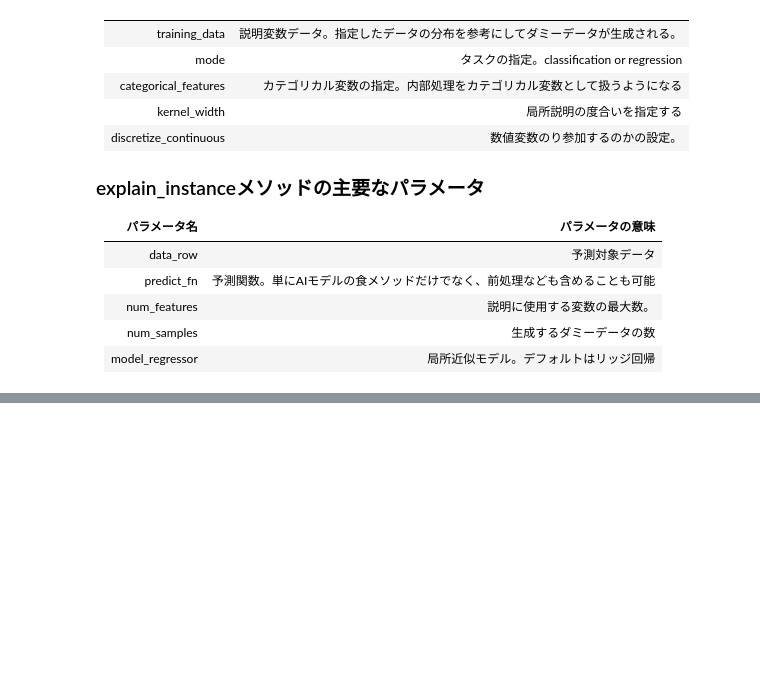
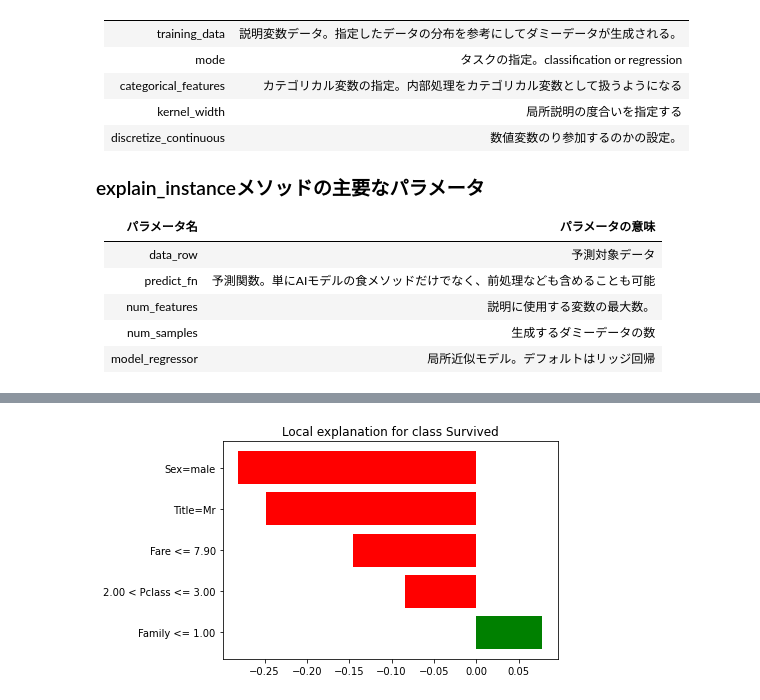
Before and after one commit to matzmtok/Learning_XAI, a Jupyter notebook: LIMEを使って検証する.ipynb, the cells around one changed output, grey strips where cells are left out. Cells and saved outputs as stored; diff of their text form; code cells hidden in the pictures; blank space fills up the shorter version.

```diff
--- a/LIMEを使って検証する.ipynb
+++ b/LIMEを使って検証する.ipynb
@@ -348,0 +355,26 @@ LimeTabularExplainer
+# %%
+from lime.lime_tabular import LimeTabularExplainer
+
+explainer = LimeTabularExplainer(train_X.values, class_names=class_names,
+                feature_names=train_X.columns, categorical_features=categorical_feature_idx,
+                categorical_names=categorical_names,)
+# %%
+i = 0
+
+exp = explainer.explain_instance(test_X.values[i], predict_fn, num_features=5)
+# %%
+exp.show_in_notebook()
+
+plt=exp.as_pyplot_figure()
+
+exp_list = exp.as_list()
+
+def get_exp_list_all(exp, explainer=explainer):
+  exp_list_all = np.zeros(len(explainer.feature_names))
+  for col_id, val in exp.local_exp[1]:
+    exp_list_all[col_id] = val
+    exp_list_all = list(zip(model.feature_name_, exp_list_all))
+    return exp_list_all
+
+exp_list_all = get_exp_list_all(exp)
+# %% [output]
@@ -348,0 +382 @@ LimeTabularExplainer
+[figure, added]
```
Also changed, not shown: parts of 11 cells of this notebook.
